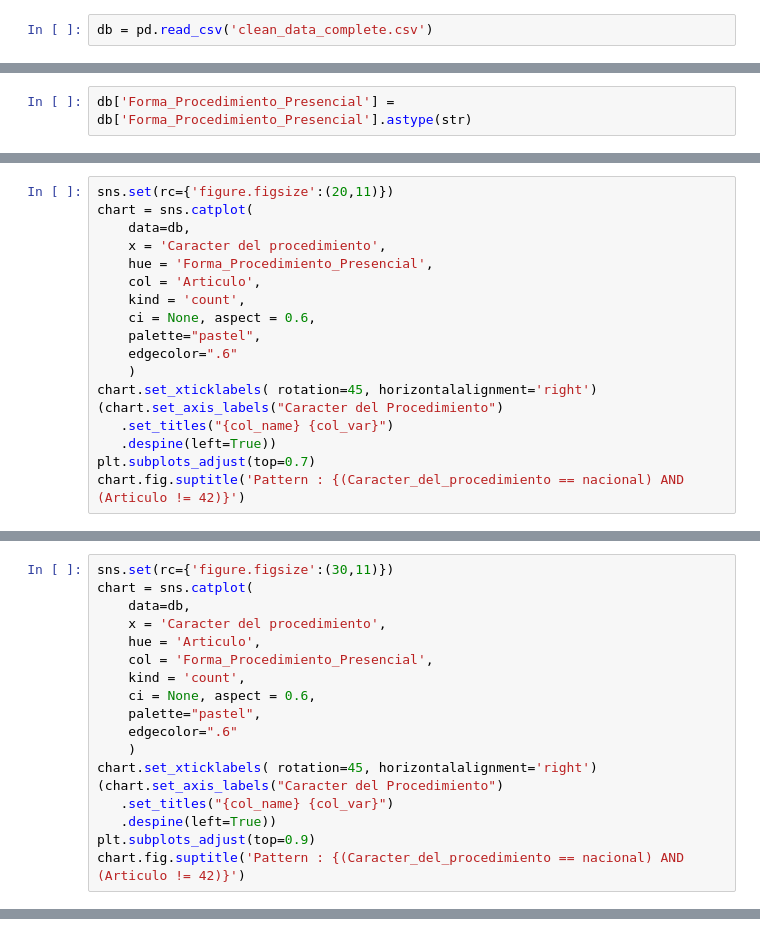
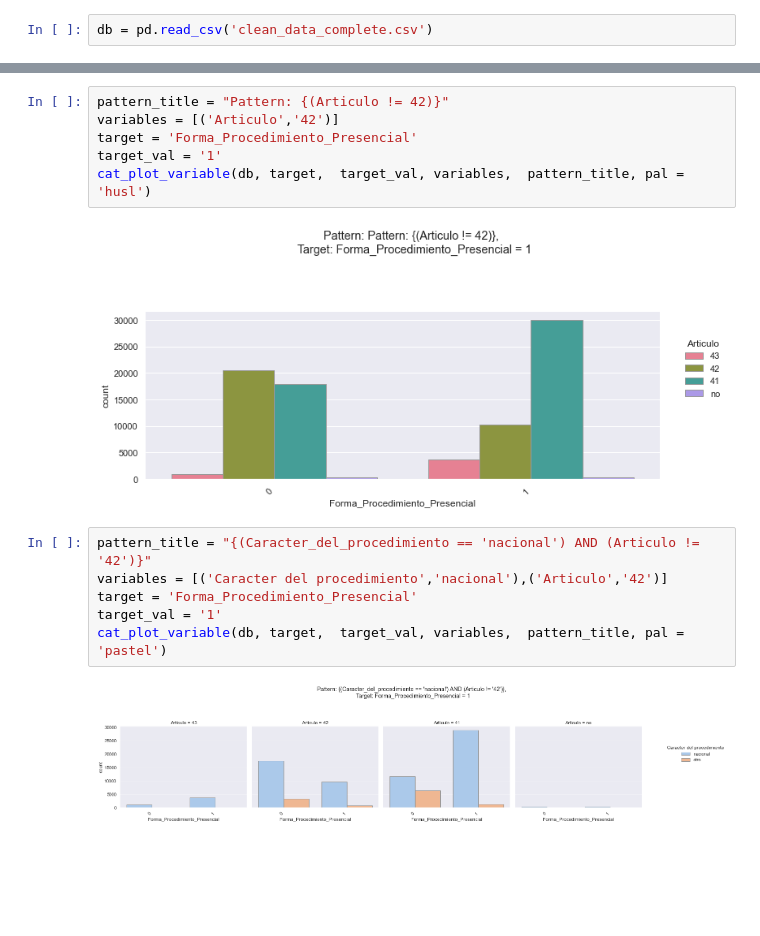
Before and after one commit to ML-Group-Col/Exped_Visualizations, a Jupyter notebook: visuals_dany.ipynb, the cells around one changed output, grey strips where cells are left out. Saved outputs shown, nothing was run; the diff lists cells and outputs as text; blank space fills up the shorter version.

```diff
--- a/visuals_dany.ipynb
+++ b/visuals_dany.ipynb
@@ -55,2 +12,0 @@ Target : Forma del Procedimiento == Presencial
-# %%
-db['Forma_Procedimiento_Presencial'] = db['Forma_Procedimiento_Presencial'].astype(str)
@@ -73,18 +12,0 @@ plt.show()
-# %%
-sns.set(rc={'figure.figsize':(20,11)})
-chart = sns.catplot(
-    data=db,
-    x = 'Caracter del procedimiento',
-    hue = 'Forma_Procedimiento_Presencial',
-    col = 'Articulo',
-    kind = 'count',
-    ci = None, aspect = 0.6,
-    palette="pastel",
-    edgecolor=".6"
-    )
-chart.set_xticklabels( rotation=45, horizontalalignment='right')
-(chart.set_axis_labels("Caracter del Procedimiento")
-   .set_titles("{col_name} {col_var}")
-   .despine(left=True))
-plt.subplots_adjust(top=0.7)
-chart.fig.suptitle('Pattern : {(Caracter_del_procedimiento == nacional) AND (Articulo != 42)}')
@@ -94,18 +12,0 @@ Text(0.5, 0.98, 'Pattern : {(Caracter_del_procedimiento == nacional) AND (Articu
-# %%
-sns.set(rc={'figure.figsize':(30,11)})
-chart = sns.catplot(
-    data=db,
-    x = 'Caracter del procedimiento',
-    hue = 'Articulo',
-    col = 'Forma_Procedimiento_Presencial',
-    kind = 'count',
-    ci = None, aspect = 0.6,
-    palette="pastel",
-    edgecolor=".6"
-    )
-chart.set_xticklabels( rotation=45, horizontalalignment='right')
-(chart.set_axis_labels("Caracter del Procedimiento")
-   .set_titles("{col_name} {col_var}")
-   .despine(left=True))
-plt.subplots_adjust(top=0.9)
-chart.fig.suptitle('Pattern : {(Caracter_del_procedimiento == nacional) AND (Articulo != 42)}')
@@ -385,0 +67,16 @@ def catscatter(df,colx,coly,cols,color=['grey','black'],ratio=10,font='Helvetica
+# %%
+pattern_title = "Pattern: {(Articulo != 42)}"
+variables = [('Articulo','42')]
+target = 'Forma_Procedimiento_Presencial'
+target_val = '1'
+cat_plot_variable(db, target,  target_val, variables,  pattern_title, pal = 'husl')
+# %% [output]
+[figure, added]
+# %%
+pattern_title = "{(Caracter_del_procedimiento == 'nacional') AND (Articulo != '42')}"
+variables = [('Caracter del procedimiento','nacional'),('Articulo','42')]
+target = 'Forma_Procedimiento_Presencial'
+target_val = '1'
+cat_plot_variable(db, target,  target_val, variables,  pattern_title, pal = 'pastel')
+# %% [output]
+[figure, added]
```
Also changed, not shown: parts of 30 cells of this notebook, 1 other file.
